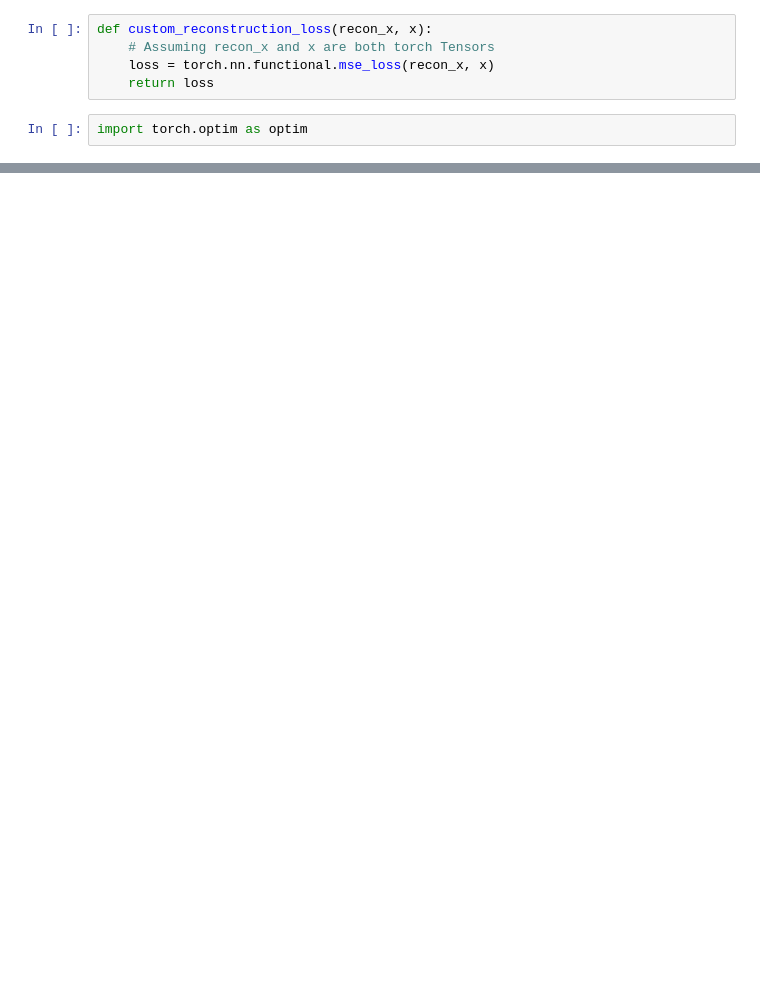
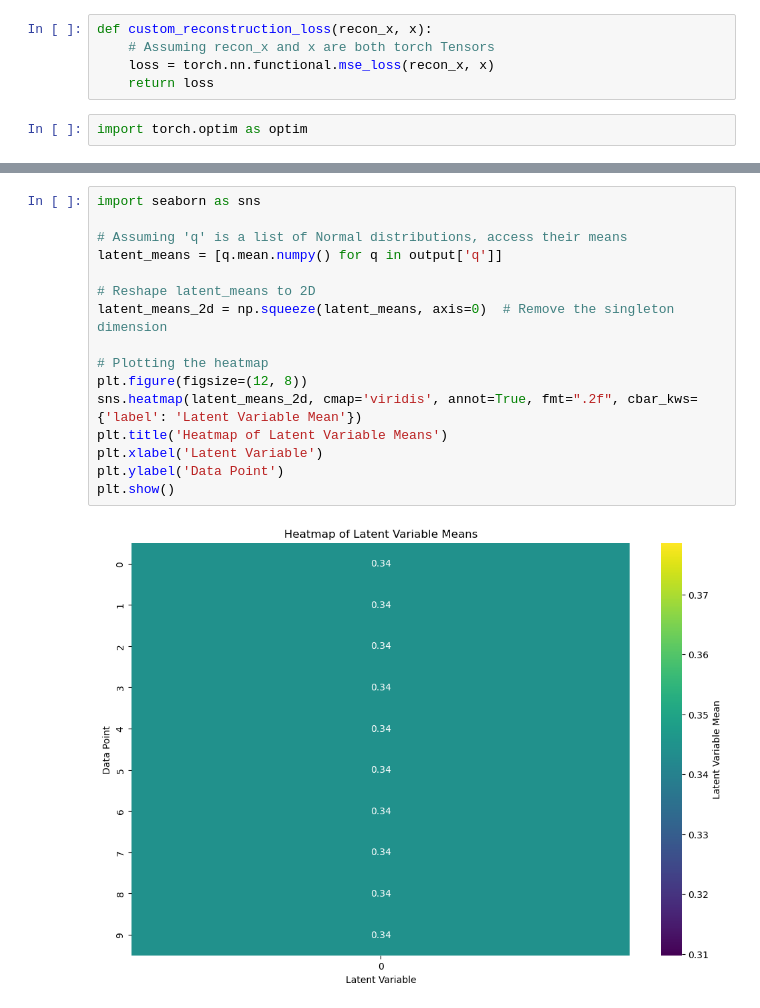
Before and after one commit to avinash8898/mcvae, a Jupyter notebook: src/experiments/experiment1.ipynb, the cells around one changed output, grey strips where cells are left out. Saved outputs shown, nothing was run; the diff lists cells and outputs as text; blank space fills up the shorter version.

```diff
--- a/src/experiments/experiment1.ipynb
+++ b/src/experiments/experiment1.ipynb
@@ -214,0 +288,18 @@ Epoch 10/10, Avg. Loss: 0.0
+# %%
+import seaborn as sns
+
+# Assuming 'q' is a list of Normal distributions, access their means
+latent_means = [q.mean.numpy() for q in output['q']]
+
+# Reshape latent_means to 2D
+latent_means_2d = np.squeeze(latent_means, axis=0)  # Remove the singleton dimension
+
+# Plotting the heatmap
+plt.figure(figsize=(12, 8))
+sns.heatmap(latent_means_2d, cmap='viridis', annot=True, fmt=".2f", cbar_kws={'label': 'Latent Variable Mean'})
+plt.title('Heatmap of Latent Variable Means')
+plt.xlabel('Latent Variable')
+plt.ylabel('Data Point')
+plt.show()
+# %% [output]
+[figure, added]
```
Also changed, not shown: parts of 12 cells of this notebook, 7 other files.
